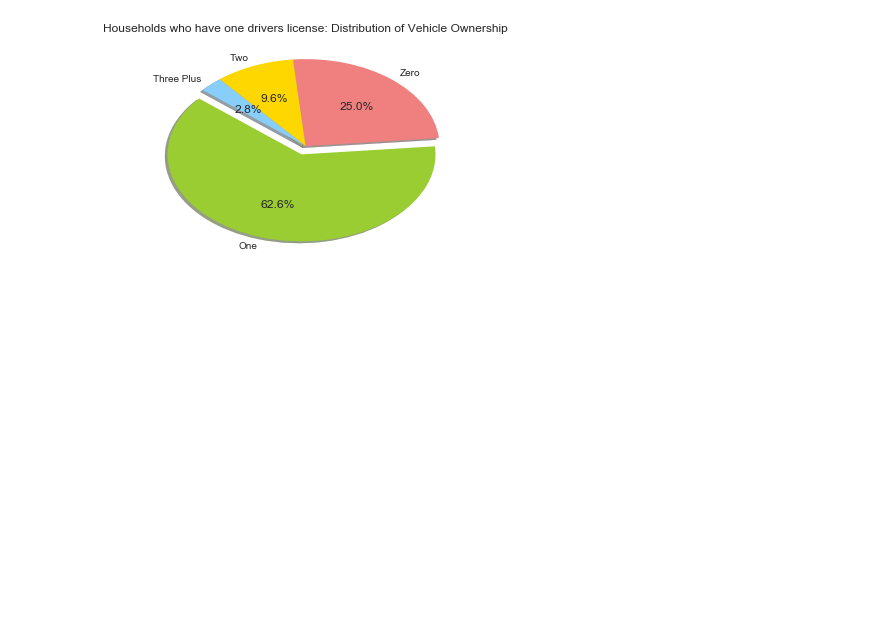
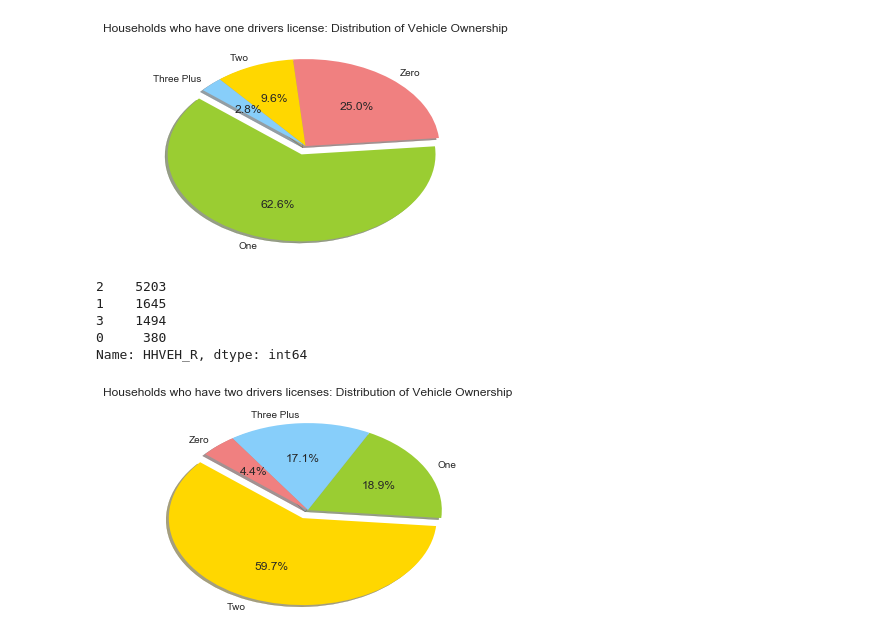
Before and after one commit to soundestmammal/Senior_Thesis, a Jupyter notebook: Friday_Prelim_Modeling.ipynb, the cells around one changed output. Saved outputs shown, nothing was run; the diff lists cells and outputs as text; code cells hidden in the pictures; blank space fills up the shorter version.

Commit message:
Pie Chart Households with Two Drivers Licenses

```diff
--- a/Friday_Prelim_Modeling.ipynb
+++ b/Friday_Prelim_Modeling.ipynb
@@ -247,3 +247,22 @@ plt.title("Households who have one drivers license: Distribution of Vehicle Owne
 plt.show()
 # %% [output]
 [figure]
+# %%
+two_license_veh = two_license_holders.HHVEH_R.value_counts()
+print(two_license_veh)
+# 2, 1, 3, 0
+labels = ['Two', 'One', 'Three Plus', 'Zero']
+colors = ['gold', 'yellowgreen', 'lightskyblue', 'lightcoral']
+explode = (0.1, 0, 0, 0)  # explode 1st slice
+fig = plt.figure()
+ax = fig.add_subplot(1,1,1)
+ax.pie(two_license_veh, explode=explode, labels=labels, colors=colors, autopct='%1.1f%%', shadow=True, startangle=140)
+plt.title("Households who have two drivers licenses: Distribution of Vehicle Ownership")
+plt.show()
+# %% [output]
+2    5203
+1    1645
+3    1494
+0     380
+Name: HHVEH_R, dtype: int64
+[figure, added]
```
